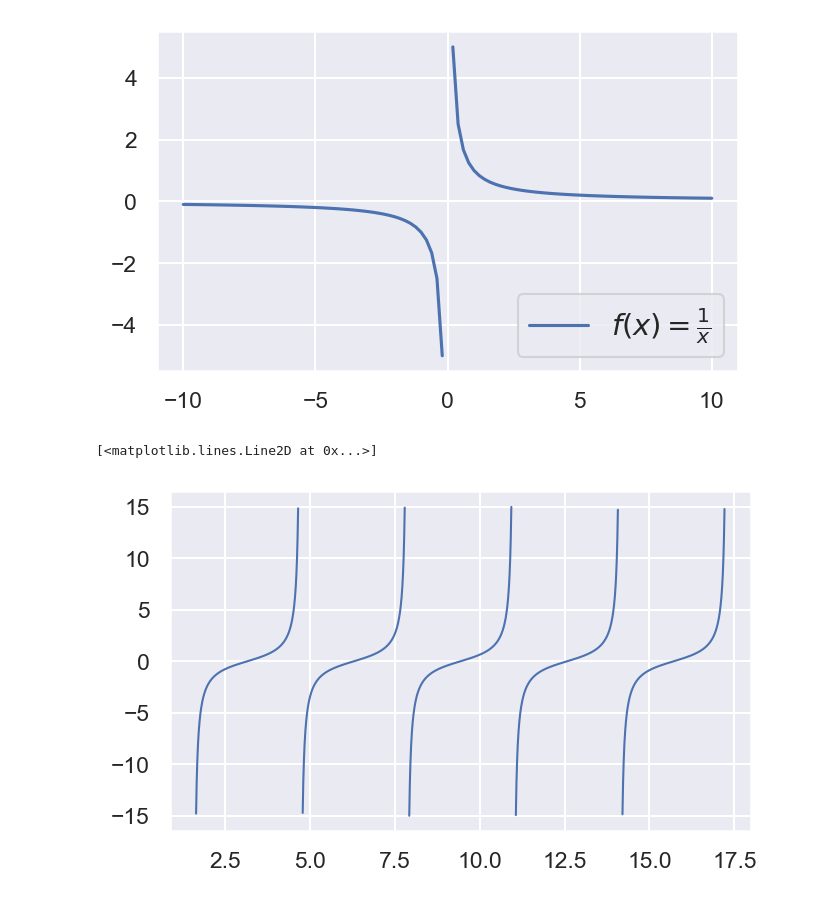
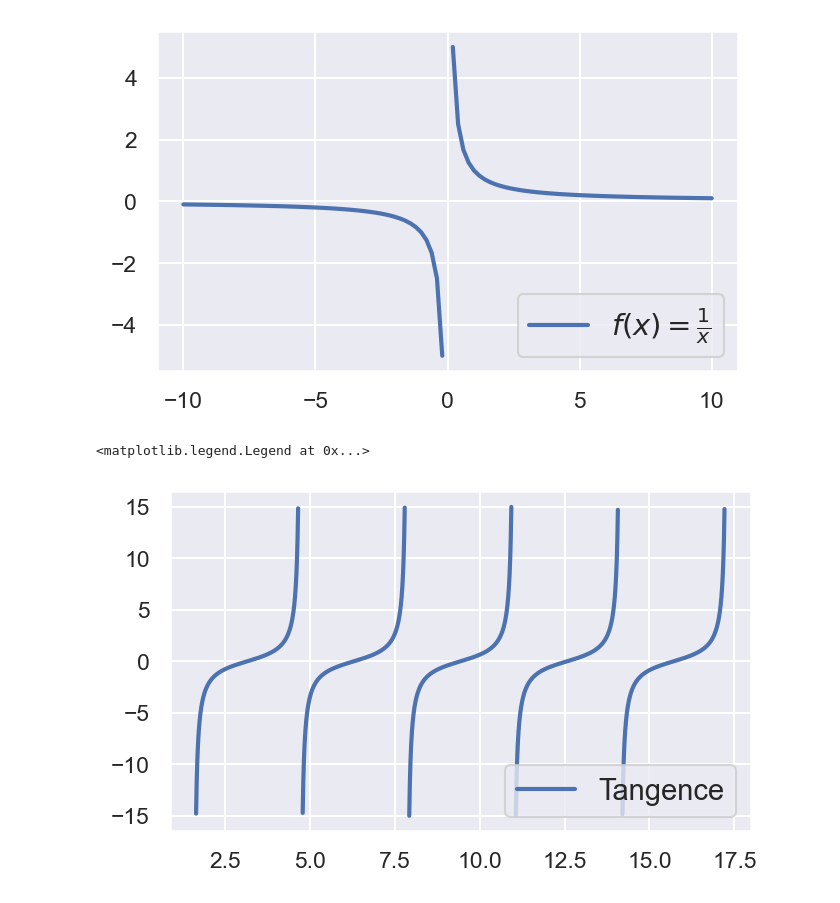
Before and after one commit to kolibril13/further_ideas_plywood_gallery, a Jupyter notebook: nb5_functions.ipynb, the cells around one changed output. Drawn from its saved outputs; the diff is of its cells as text; code cells hidden in the pictures.

Commit message:
unify plots

```diff
--- a/nb5_functions.ipynb
+++ b/nb5_functions.ipynb
@@ -20,7 +18,7 @@ import numpy as np
 import matplotlib.pyplot as plt
 import seaborn as sns; sns.set()
 plt.rcParams['figure.dpi'] = 150
-
+plt.rcParams['lines.linewidth'] = 2
 import matplotlib.pyplot as plt  # NOT
 
 fix, ax = plt.subplots(figsize=(5, 3), facecolor="#F7F5F3")  # NOT
@@ -250,17 +248,18 @@ ax.legend(loc="lower right", fontsize=14);
 # %%
 %%capture_png -p Normal.png  --celltype Normal --style "width: 270px; height: auto;"
 
 
 fig, ax = plt.subplots(figsize=(5, 3))
 x = np.linspace(0, 5*np.pi, 10000) + np.pi/2
 y = np.tan(x)
 cutoff = 15
 y[y > cutoff] = np.nan
 y[y < -cutoff] = np.nan
-ax.plot(x, y, lw=1, label= 'tangence')
+ax.plot(x, y,  label= 'Tangence')
+ax.legend(loc="lower right", fontsize=14);
 # %% [output]
-[<matplotlib.lines.Line2D at 0x...>]
+<matplotlib.legend.Legend at 0x...>
-[figure, old version]
+[figure, new version]
 # %%
 %%capture_png -p Normal.png  --celltype Normal --style "width: 270px; height: auto;"
 # implementation 1
```
Also changed, not shown: parts of 8 cells of this notebook, 17 other files.
